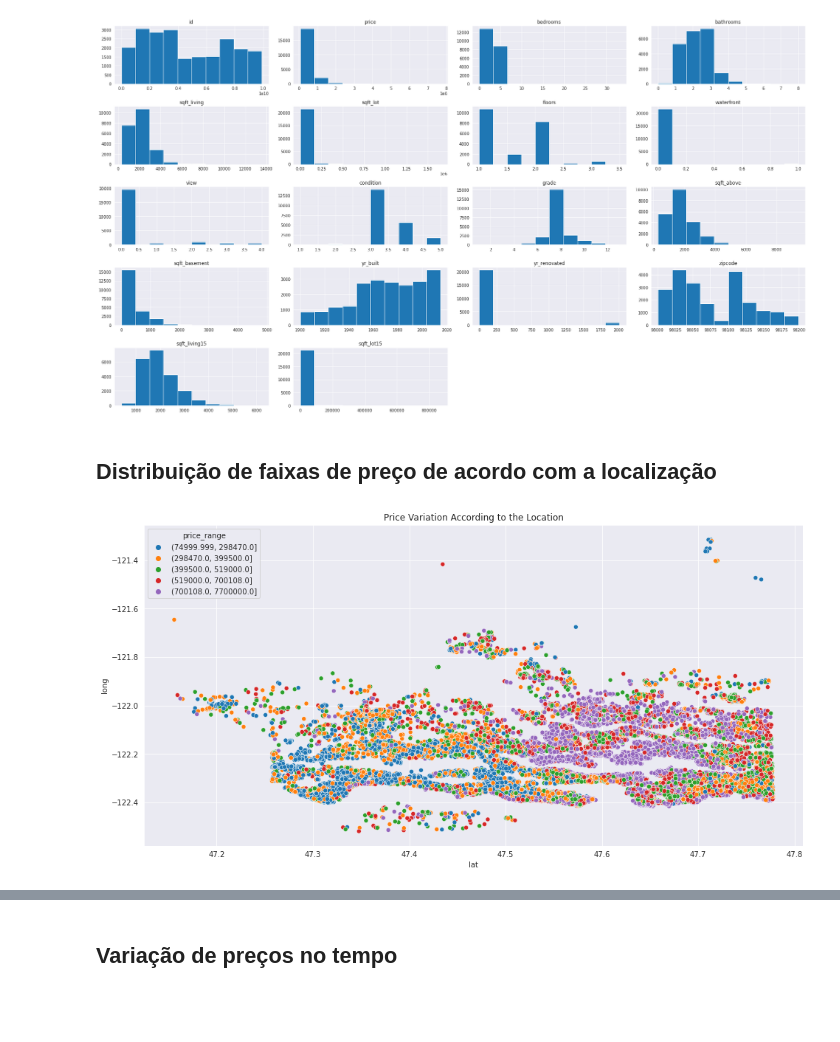
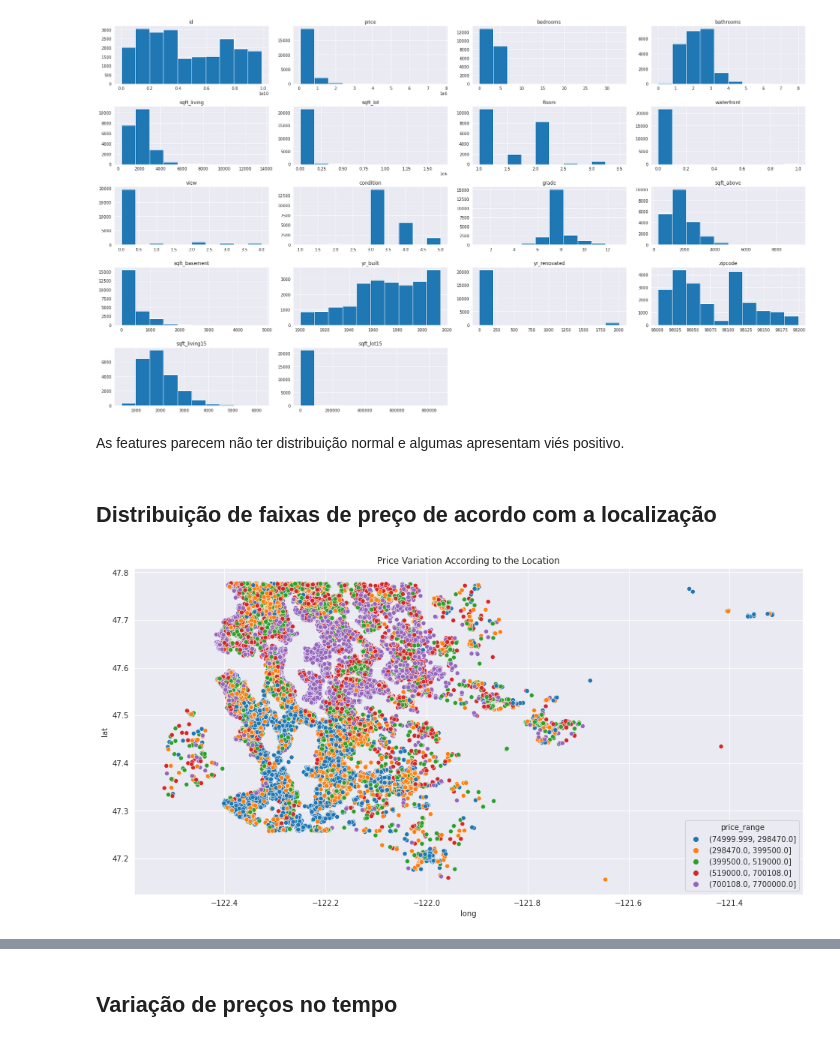
Before and after one commit to GabrielG16/HouseRocket-Pricing, a Jupyter notebook: Insights.ipynb, the cells around one changed output, grey strips where cells are left out. Drawn from its saved outputs; the diff is of its cells as text; code cells hidden in the pictures; blank space fills up the shorter version.

```diff
--- a/Insights.ipynb
+++ b/Insights.ipynb
@@ -107,14 +107,18 @@ plt.tight_layout()
 plt.show()
 # %% [output]
 [figure]
+# %% [markdown]
+As features parecem não ter distribuição normal e algumas apresentam viés positivo.
 # %% [markdown]
 ## Distribuição de faixas de preço de acordo com a localização
 # %%
 df['price_range'] = pd.qcut(x=df.price, q = 5)
+# %%
+df['price_per_sqft'] = df.apply(lambda x: x.price/x.sqft_living, axis = 1)
 # %%
 plt.figure(figsize=(16,8))
-sns.scatterplot(data = df, x='lat',y='long', hue = 'price_range')
+sns.scatterplot(data = df, y='lat',x='long', hue = 'price_range')
 plt.title('Price Variation According to the Location')
 plt.show()
 # %% [output]
-[figure, old version]
+[figure, new version]
```
Also changed, not shown: parts of 32 cells of this notebook.
